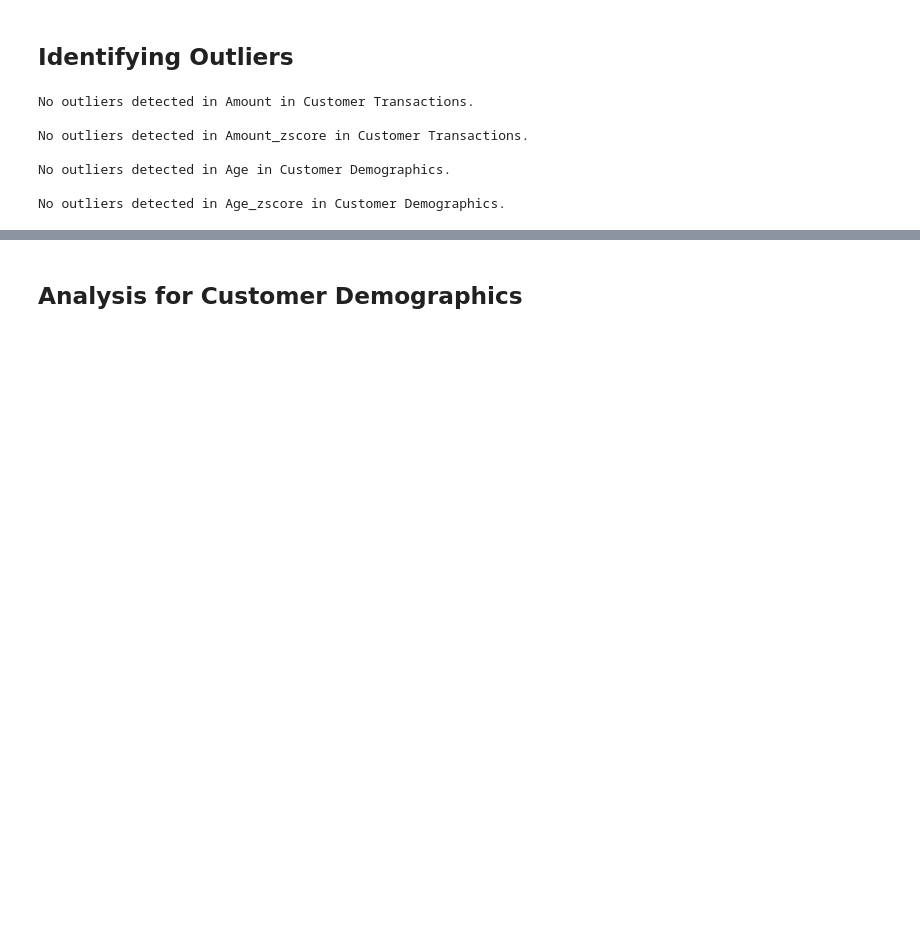
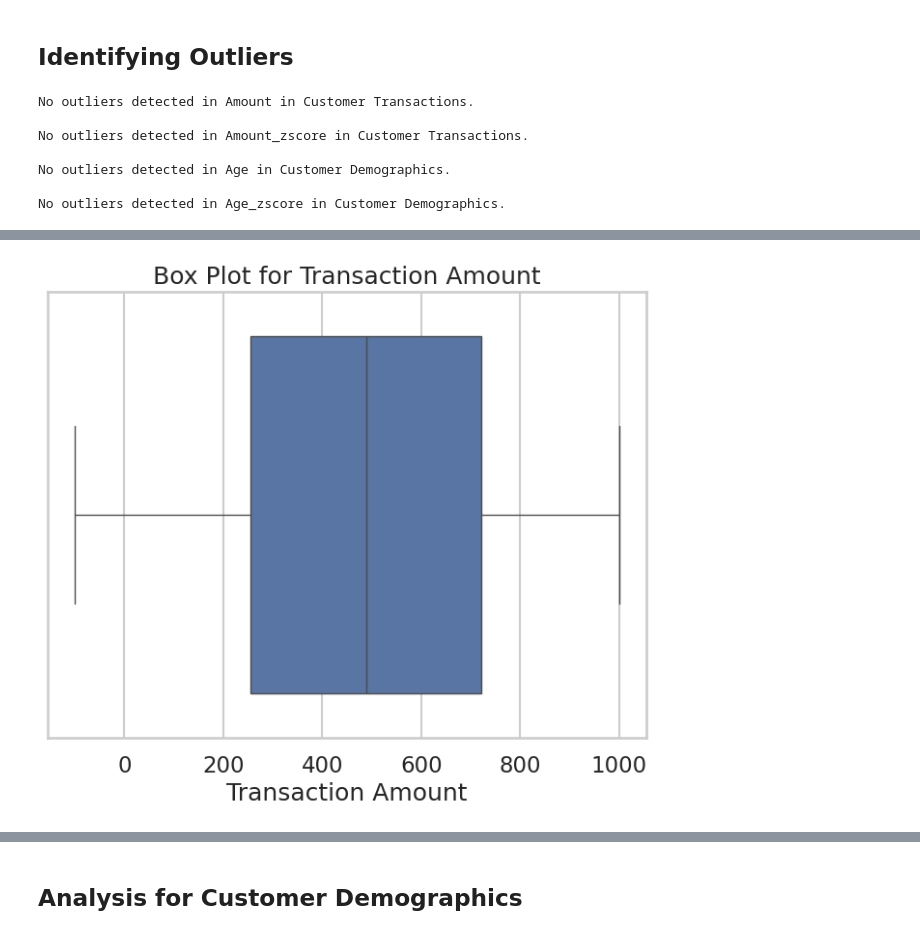
Before and after one commit to zpsy-hub/MO-IT125-ML-Linear-Algebra-A3103-Grp1, a Jupyter notebook: Milestone_1_Exploratory_Data_Analysis_(EDA)_of_Machine_Learning_Solution_Project.ipynb, the cells around one changed output, grey strips where cells are left out. Drawn from its saved outputs; the diff is of its cells as text; code cells hidden in the pictures; blank space fills up the shorter version.

```diff
--- a/Milestone_1_Exploratory_Data_Analysis_(EDA)_of_Machine_Learning_Solution_Project.ipynb
+++ b/Milestone_1_Exploratory_Data_Analysis_(EDA)_of_Machine_Learning_Solution_Project.ipynb
@@ -541,0 +603,10 @@ Index: []
+# %%
+from scipy import stats
+
+# Calculate z-scores
+customer_transactions['Amount_zscore'] = stats.zscore(customer_transactions['Amount'])
+
+# Set a threshold for z-scores (e.g., values greater than 3 or less than -3 are considered outliers)
+zscore_outliers = customer_transactions[(customer_transactions['Amount_zscore'] > 3) | (customer_transactions['Amount_zscore'] < -3)]
+
+print(f"Outliers detected using z-scores:\n{zscore_outliers[['CustomerID', 'TransactionID', 'Amount', 'Amount_zscore']]}")
@@ -541,0 +629,9 @@ Index: []
+# %%
+# Box plot for Transaction Amount
+plt.figure(figsize=(8, 6))
+sns.boxplot(x=customer_transactions['Amount'])
+plt.title('Box Plot for Transaction Amount')
+plt.xlabel('Transaction Amount')
+plt.show()
+# %% [output]
+[figure, added]
```
Also changed, not shown: parts of 13 cells of this notebook.
